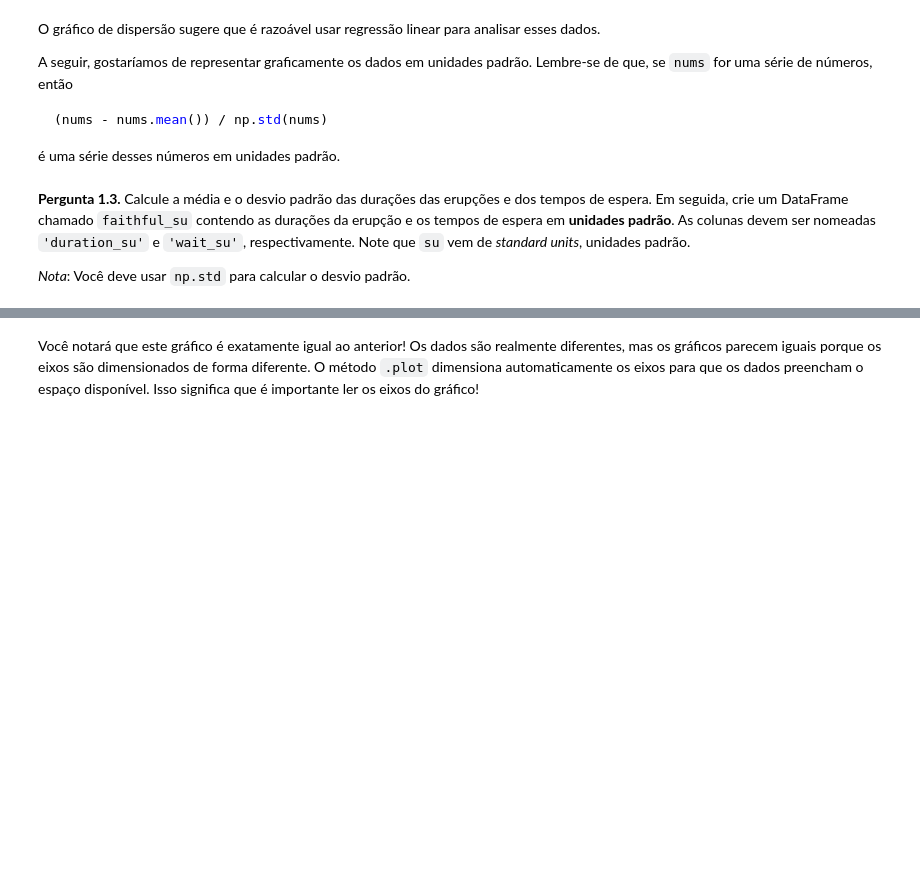
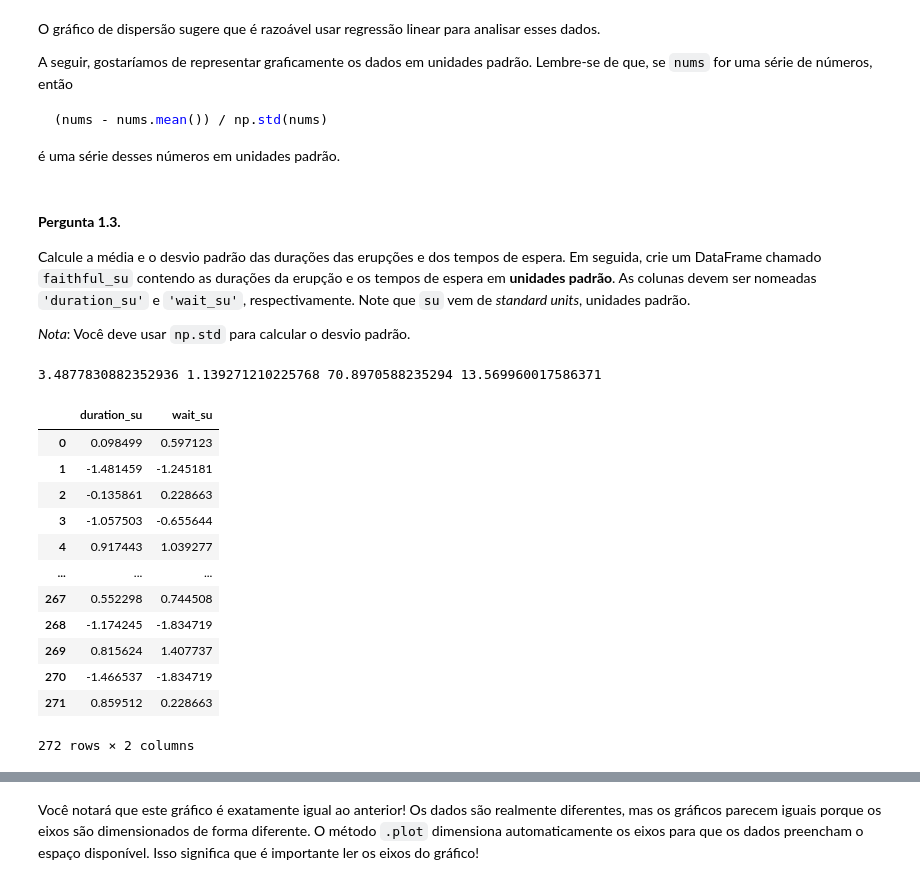
Before and after one commit to urielmoreirasilva/ICX532, a Jupyter notebook: labs_gabs/Laboratório 5 – Regressão (gabarito)/Laboratório 5 – Regressão (gabarito).ipynb, the cells around one changed output, grey strips where cells are left out. Saved outputs shown, nothing was run; the diff lists cells and outputs as text; code cells hidden in the pictures; blank space fills up the shorter version.

```diff
--- a/labs_gabs/Laboratório 5 – Regressão (gabarito)/Laboratório 5 – Regressão (gabarito).ipynb
+++ b/labs_gabs/Laboratório 5 – Regressão (gabarito)/Laboratório 5 – Regressão (gabarito).ipynb
@@ -70,6 +88,8 @@ A seguir, gostaríamos de representar graficamente os dados em unidades padrão.
 
 é uma série desses números em unidades padrão.
 # %% [markdown]
-**Pergunta 1.3.** Calcule a média e o desvio padrão das durações das erupções e dos tempos de espera.  Em seguida, crie um DataFrame chamado `faithful_su` contendo as durações da erupção e os tempos de espera em **unidades padrão**. As colunas devem ser nomeadas `'duration_su'` e `'wait_su'`, respectivamente. Note que `su` vem de *standard units*, unidades padrão.
+#### **Pergunta 1.3.**
+
+Calcule a média e o desvio padrão das durações das erupções e dos tempos de espera.  Em seguida, crie um DataFrame chamado `faithful_su` contendo as durações da erupção e os tempos de espera em **unidades padrão**. As colunas devem ser nomeadas `'duration_su'` e `'wait_su'`, respectivamente. Note que `su` vem de *standard units*, unidades padrão.
 
 *Nota*: Você deve usar `np.std` para calcular o desvio padrão.
@@ -76,9 +101,24 @@ A seguir, gostaríamos de representar graficamente os dados em unidades padrão.
 # %%
-duration_mean = ...
-duration_std = ...
-wait_mean = ...
-wait_std = ...
-
-faithful_su = ...
-faithful_su
+print(duration_mean, duration_std, wait_mean, wait_std)
+# %% [output]
+3.4877830882352936 1.139271210225768 70.8970588235294 13.569960017586371
+# %%
+faithful_su = pd.DataFrame().assign(
+    duration_su = (faithful.get("duration") - duration_mean) / duration_std,
+    wait_su = (faithful.get("wait") - wait_mean) / wait_std)
+faithful_su
+# %% [output]
+|  | duration_su | wait_su |
+| 0 | 0.098499 | 0.597123 |
+| 1 | -1.481459 | -1.245181 |
+| 2 | -0.135861 | 0.228663 |
+| 3 | -1.057503 | -0.655644 |
+| 4 | 0.917443 | 1.039277 |
+| ... | ... | ... |
+| 267 | 0.552298 | 0.744508 |
+| 268 | -1.174245 | -1.834719 |
+| 269 | 0.815624 | 1.407737 |
+| 270 | -1.466537 | -1.834719 |
+| 271 | 0.859512 | 0.228663 |
+272 rows × 2 columns
 # %% [markdown]
```
Also changed, not shown: parts of 31 cells of this notebook.
